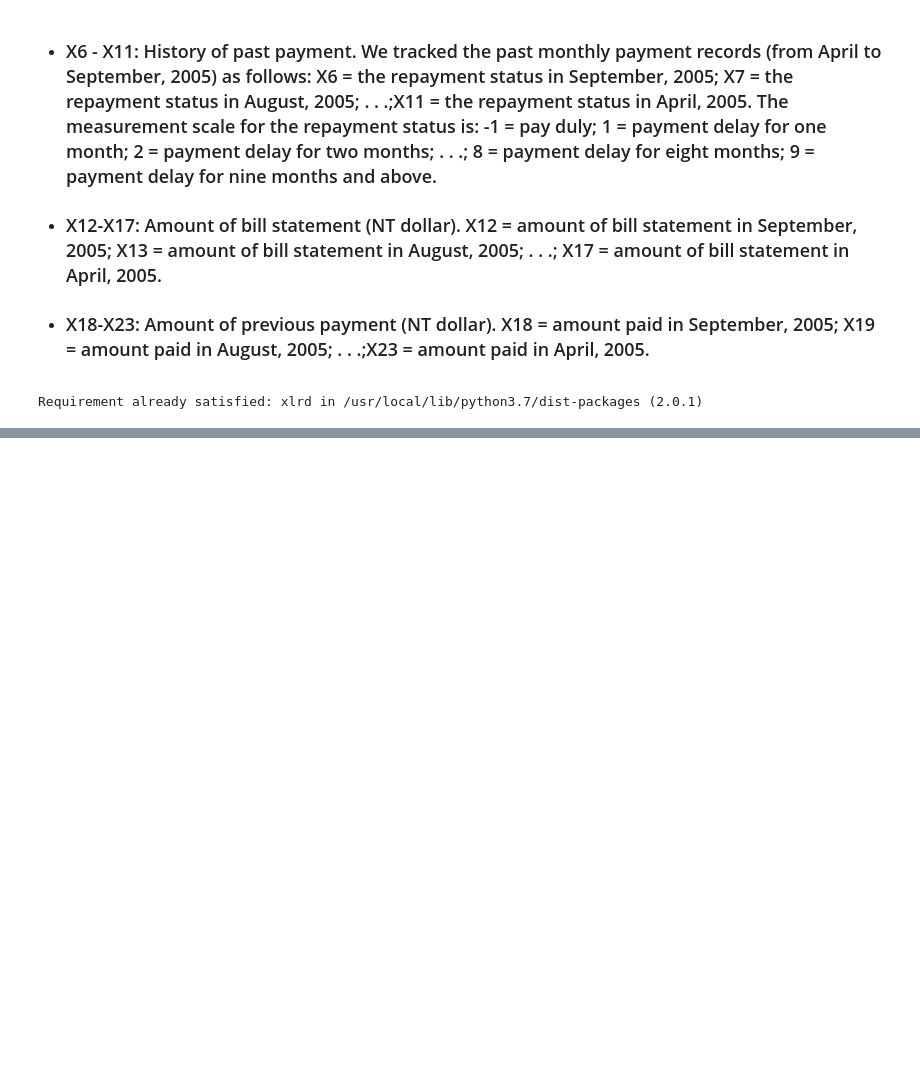
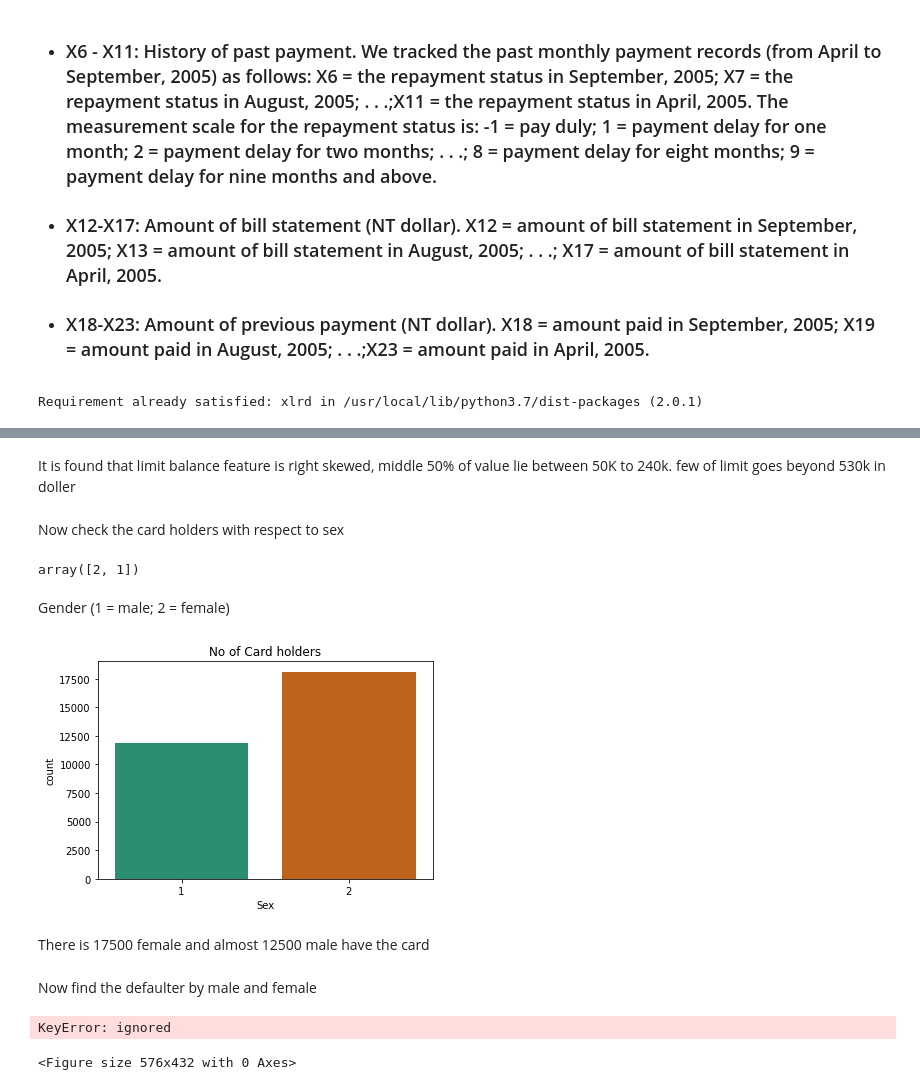
Before and after one commit to irshad9873/Credit-Card-Default, a Jupyter notebook: Credit_Card_Default_Prediction_Capstone_Project.ipynb, the cells around one changed output, grey strips where cells are left out. Saved outputs shown, nothing was run; the diff lists cells and outputs as text; code cells hidden in the pictures; blank space fills up the shorter version.

```diff
--- a/Credit_Card_Default_Prediction_Capstone_Project.ipynb
+++ b/Credit_Card_Default_Prediction_Capstone_Project.ipynb
@@ -49,0 +172,30 @@ data.head()
+# %% [markdown]
+It is found that limit balance feature is right skewed, middle 50% of value lie between 50K to 240k.
+few of limit goes beyond 530k in doller
+# %% [markdown]
+Now check the card holders with respect to sex
+# %%
+data['SEX'].unique()
+# %% [output]
+array([2, 1])
+# %% [markdown]
+Gender (1 = male; 2 = female)
+# %%
+sns.countplot(data = data, x = 'SEX', palette = 'Dark2')
+plt.xlabel('Sex')
+plt.title('No of Card holders');
+# %% [output]
+[figure, added]
+# %% [markdown]
+There is 17500 female and almost 12500 male have the card
+# %% [markdown]
+Now find the defaulter by male and female
+# %%
+plt.figure(figsize = (8,6))
+df1 = data[data['default'] == 1]
+sns.countplot(data = df1, x = 'SEX', palette = 'Dark2')
+plt.xlabel('Sex')
+plt.title('No of Card defaulters');
+# %% [output]
+KeyError: ignored
+<Figure size 576x432 with 0 Axes>
```
Also changed, not shown: parts of 17 cells of this notebook.
